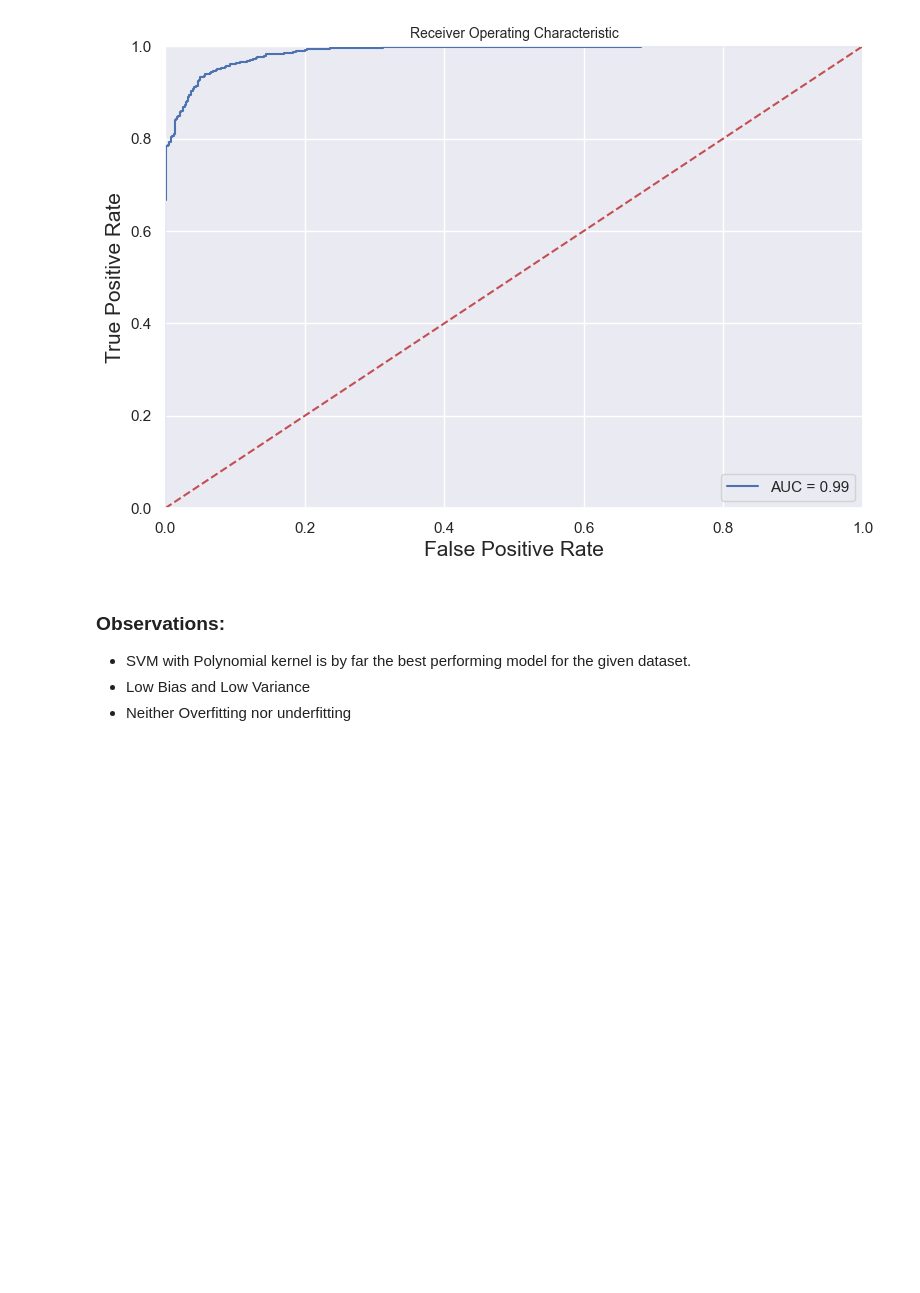
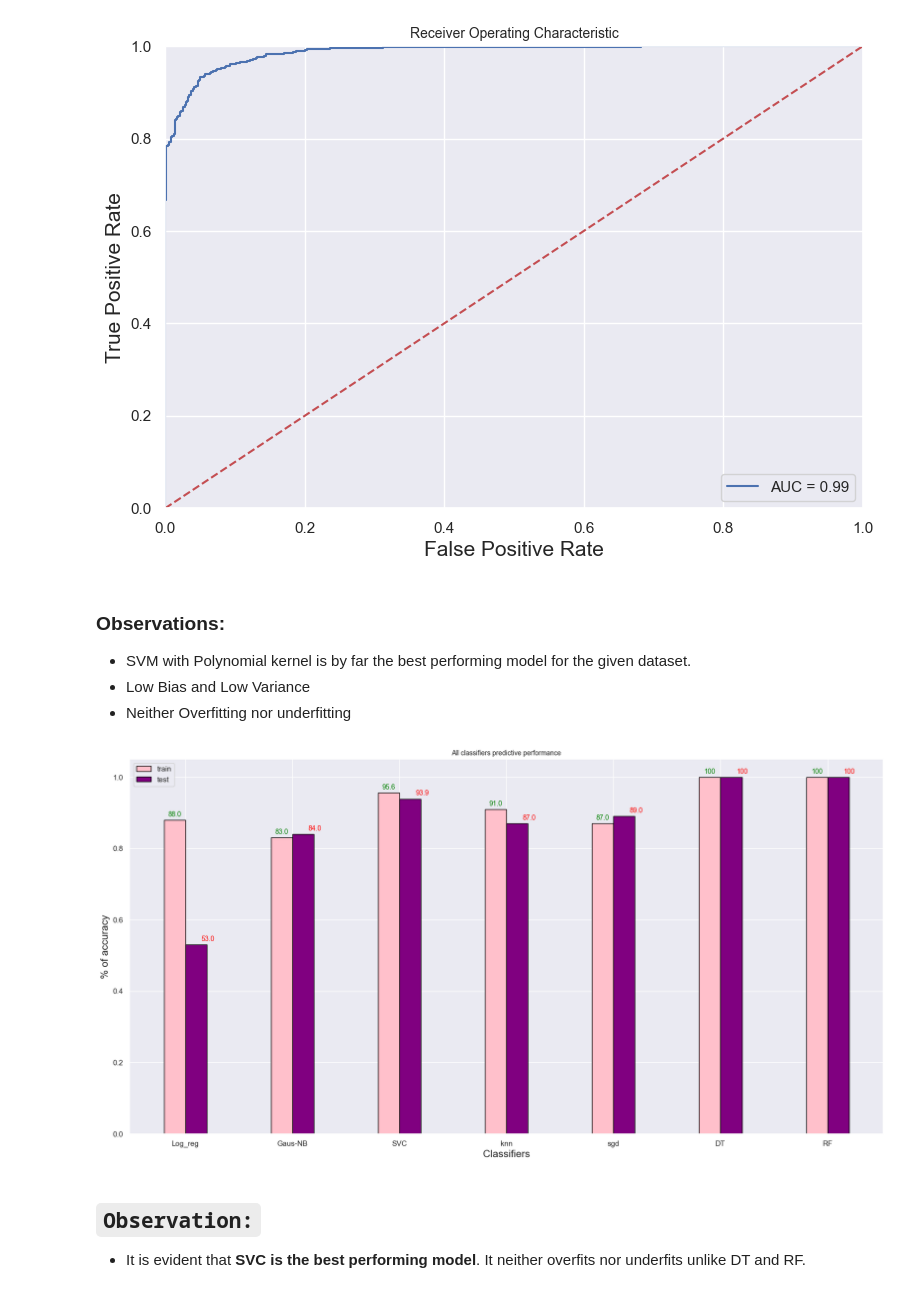
Before and after one commit to tharani001/Insurance-enrollment-prediction, a Jupyter notebook: notebooks/inference.ipynb, the cells around one changed output. Saved outputs shown, nothing was run; the diff lists cells and outputs as text; code cells hidden in the pictures; blank space fills up the shorter version.

Commit message:
SVC-is-the-best-performing-model

```diff
--- a/notebooks/inference.ipynb
+++ b/notebooks/inference.ipynb
@@ -1362,0 +1359,38 @@ test_acc_list = []
+# %%
+train_acc_list = [0.88,0.83,0.956,0.91,0.87,1,1]
+clf_name_list = ["Log_reg","Gaus-NB","SVC","knn","sgd","DT","RF"]
+test_acc_list = [0.53,0.84,0.939,0.87,0.89,1,1]
+# %%
+plt.figure(figsize=(20,10))
+
+n = np.arange(7)
+width = 0.2
+
+plt.bar(n, train_acc_list, color = 'pink',
+        width = width, edgecolor = 'black',
+        label='train')
+for i in range(len(train_acc_list)):
+        plt.text(i,train_acc_list[i]+0.01,round(train_acc_list[i]*100,2),
+                 ha = 'center',color = 'green')
+
+plt.bar(n + width, test_acc_list, color = 'purple',
+        width = width, edgecolor = 'black',
+        label='test')
+
+for i in range(len(test_acc_list)):
+        plt.text(i+0.25,test_acc_list[i]+0.01,round(test_acc_list[i]*100,2),color = 'red')
+
+plt.xlabel("Classifiers")
+plt.ylabel("% of accuracy")
+plt.title("All classifiers predictive performance")
+
+plt.xticks(n + width/2,clf_name_list)
+plt.legend()
+
+plt.show()
+# %% [output]
+[figure, added]
+# %% [markdown]
+## `Observation:`
+
+- It is evident that **SVC is the best performing model**. It neither overfits nor underfits unlike DT and RF.
```
Also changed, not shown: parts of 2 cells of this notebook.
